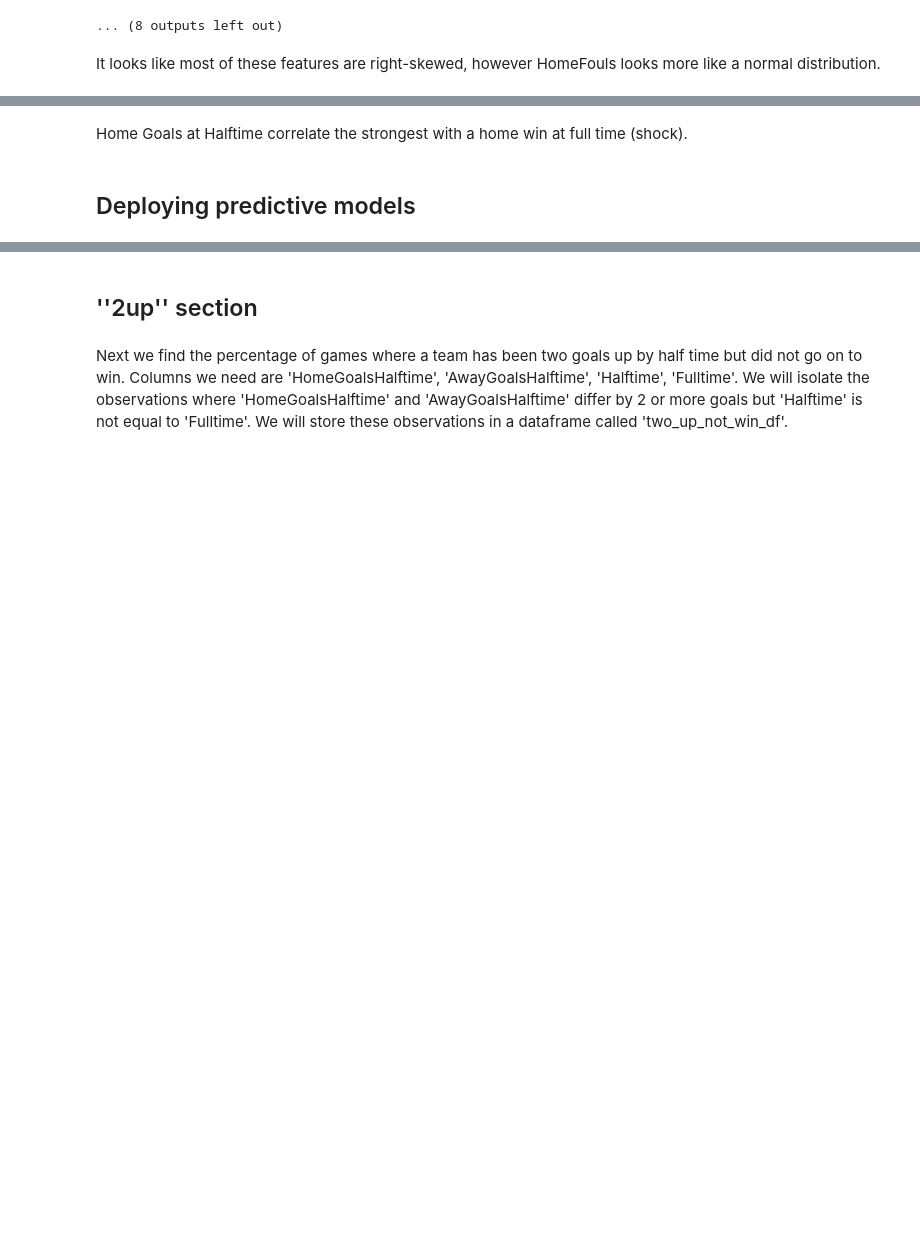
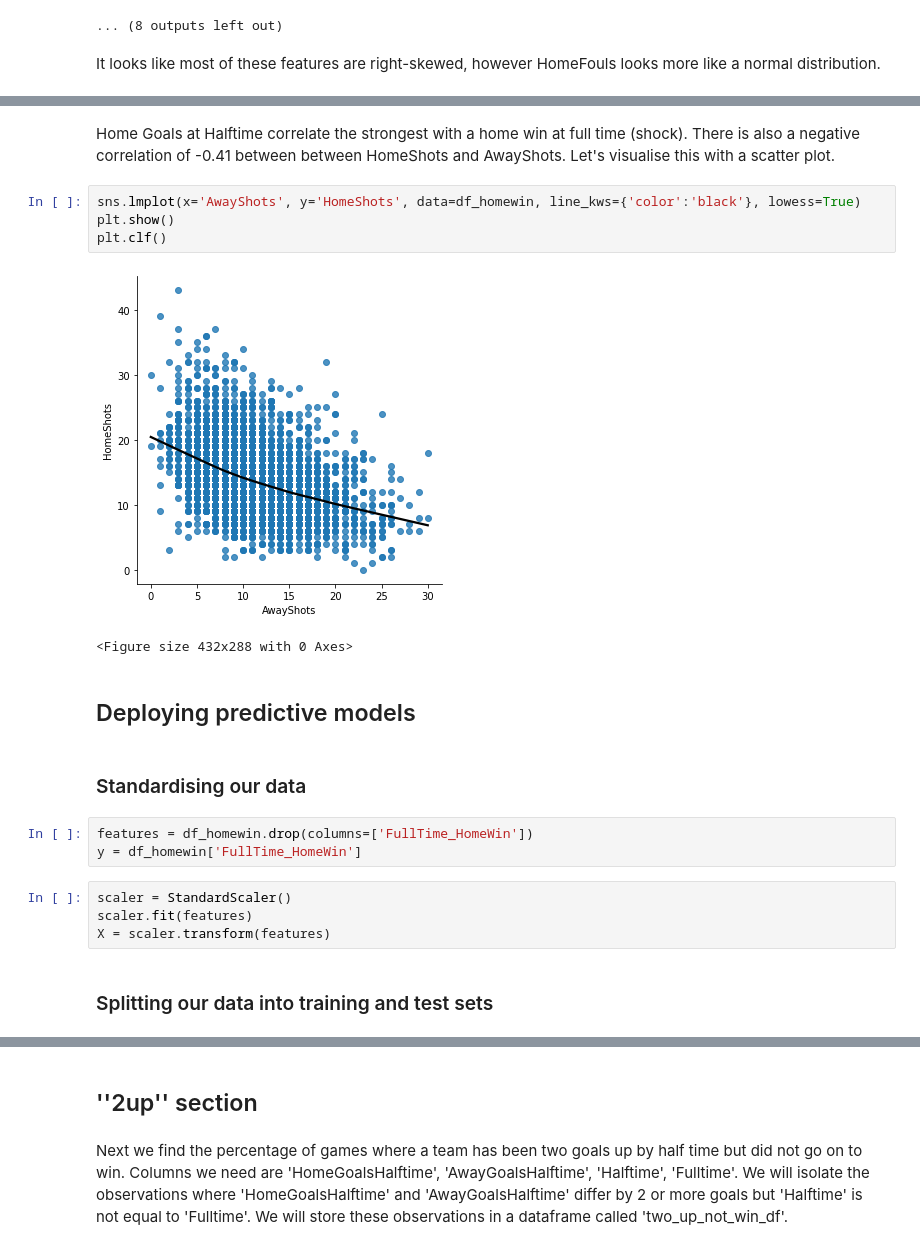
Before and after one commit to jake321southall/football-data-analysis, a Jupyter notebook: football analysis notebook.ipynb, the cells around one changed output, grey strips where cells are left out. Cells and saved outputs as stored; diff of their text form; blank space fills up the shorter version.

Commit message:
Standardised and split our data into training and test sets

```diff
--- a/football analysis notebook.ipynb
+++ b/football analysis notebook.ipynb
@@ -180,6 +182,24 @@ plt.show()
 # %% [output]
 [figure]
 # %% [markdown]
-Home Goals at Halftime correlate the strongest with a home win at full time (shock).
+Home Goals at Halftime correlate the strongest with a home win at full time (shock). There is also a negative correlation of -0.41 between between HomeShots and AwayShots. Let's visualise this with a scatter plot.
+# %%
+sns.lmplot(x='AwayShots', y='HomeShots', data=df_homewin, line_kws={'color':'black'}, lowess=True)
+plt.show()
+plt.clf()
+# %% [output]
+[figure, added]
+<Figure size 432x288 with 0 Axes>
 # %% [markdown]
 ## Deploying predictive models <a class="anchor" id="Deployingpredictivemodels"></a>
+# %% [markdown]
+### Standardising our data
+# %%
+features = df_homewin.drop(columns=['FullTime_HomeWin'])
+y = df_homewin['FullTime_HomeWin']
+# %%
+scaler = StandardScaler()
+scaler.fit(features)
+X = scaler.transform(features)
+# %% [markdown]
+### Splitting our data into training and test sets
```
Also changed, not shown: parts of 8 cells of this notebook.
